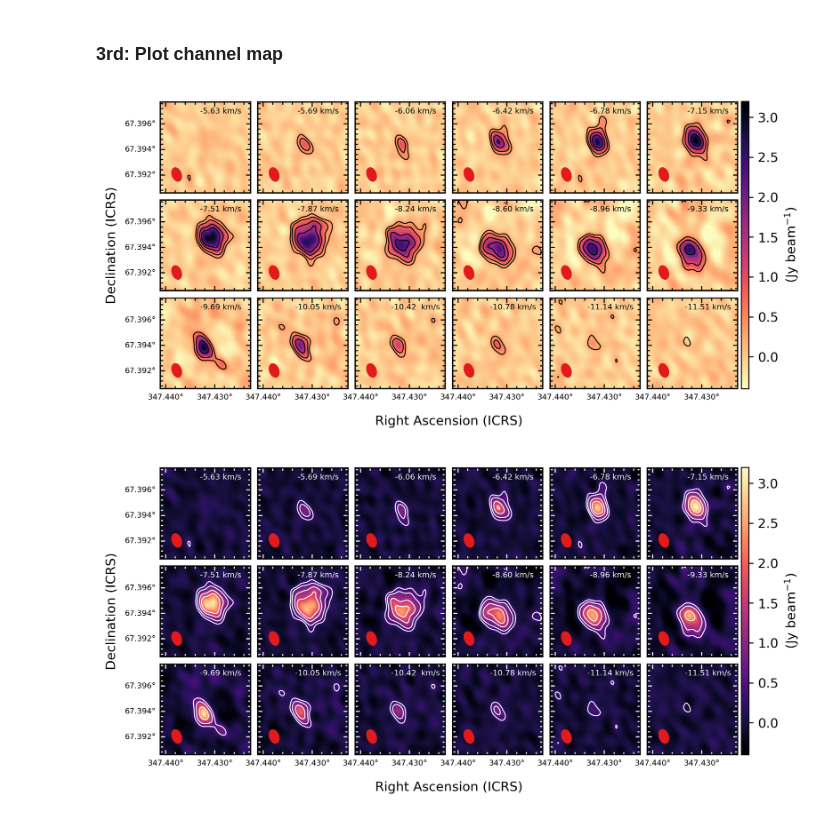
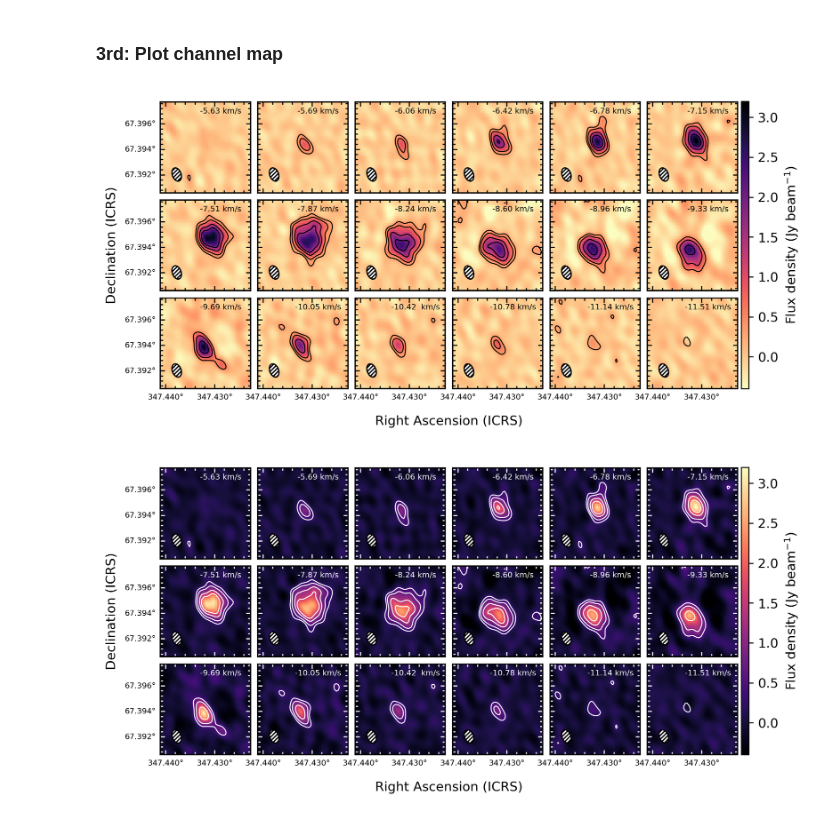
Before and after one commit to kristina-monsch/draculas-chivito, a Jupyter notebook: plot_12CO_data.ipynb, the cells around one changed output. Drawn from its saved outputs; the diff is of its cells as text; code cells hidden in the pictures.

```diff
--- a/plot_12CO_data.ipynb
+++ b/plot_12CO_data.ipynb
@@ -380,7 +383,7 @@ def channel_map_layout( fig, rms, slice, label='', fontcolor='black', plot_xlabe
 
     # beam
     fig.add_beam()
-    fig.beam.set_color('#E31A1C')
+    fig.beam.set(facecolor='white', edgecolor='black', hatch='////////')
 
     fig.axis_labels.set_font(size=6)
     fig.axis_labels.set_xtext('RA')
@@ -599,35 +602,35 @@ f_cube_12CO_16 = aplpy.FITSFigure(cutout_cube.hdulist, slices=[channel], dimensi
 f_cube_12CO_16.show_colorscale(cmap=color_table, vmin=-0.4, vmax=3.5)
 channel_map_layout( f_cube_12CO_16, rms=9.06e-2, slice=channel, label='-11.14 km/s', fontcolor='black', plot_xlabel=True, plot_ylabel=False, plot_cbar=False)
 
 channel=46
 f_cube_12CO_17 = aplpy.FITSFigure(cutout_cube.hdulist, slices=[channel], dimensions=[0,1], figure=fig, subplot=list(gridspec_layout[17].get_position(fig).bounds))
 f_cube_12CO_17.show_colorscale(cmap=color_table, vmin=-0.4, vmax=3.5)
 channel_map_layout( f_cube_12CO_17, rms=1.02e-1, slice=channel, label='-11.51 km/s', fontcolor='black', plot_xlabel=True, plot_ylabel=False, plot_cbar=False)
 
 fig.subplots_adjust(wspace=0.05)
 #fig.subplots_adjust(hspace=0.01)
 
 #fig.subplots_adjust(right=0.8)
 #cbar_ax = fig.add_axes([0.85, 0.085, 0.05, 0.7])
 #fig.colorbar(f_cube_12CO_17, cax=cbar_ax)
 
 # add an axes, lower left corner in [0.83, 0.08] measured in figure coordinate with axes width 0.02 and height 0.8
 
 im = plt.imshow(cutout_cube[0].data, cmap=color_table, vmin=-0.4, vmax=3.2)
 cb_ax = fig.add_axes([0.905, 0.11, 0.01, 0.772]) #right, top, thickness, length
 cbar = fig.colorbar(im, cax=cb_ax)
-cbar.set_label('(Jy beam$^{-1}$)', fontsize=10)
+cbar.set_label('Flux density (Jy beam$^{-1}$)', fontsize=10)
 
 # add a big axis, hide frame
 fig.add_subplot(111, frameon=False)
 # hide tick and tick label of the big axis
 plt.tick_params(labelcolor='none', which='both', top=False, bottom=False, left=False, right=False)
 plt.xlabel("Right Ascension (ICRS)")
 plt.ylabel("Declination (ICRS)", labelpad=10)
 
 fig.savefig('../plots/DraChi_channel_12CO.pdf', bbox_inches='tight')
 # %% [output]
-[figure, old version]
+[figure, new version]
 # %%
 import matplotlib.gridspec as gridspec
 
@@ -745,7 +748,7 @@ fig.subplots_adjust(wspace=0.05)
 im = plt.imshow(cutout_cube[0].data, cmap=color_table, vmin=-0.4, vmax=3.2)
 cb_ax = fig.add_axes([0.905, 0.11, 0.01, 0.772]) #right, top, thickness, length
 cbar = fig.colorbar(im, cax=cb_ax)
-cbar.set_label('(Jy beam$^{-1}$)', fontsize=10)
+cbar.set_label('Flux density (Jy beam$^{-1}$)', fontsize=10)
 
 # add a big axis, hide frame
 fig.add_subplot(111, frameon=False)
@@ -756,4 +759,4 @@ plt.ylabel("Declination (ICRS)", labelpad=10)
 
 fig.savefig('../plots/DraChi_channel_12CO_2.pdf', bbox_inches='tight')
 # %% [output]
-[figure, old version]
+[figure, new version]
```
Also changed, not shown: parts of 11 cells of this notebook, 1 other file.
